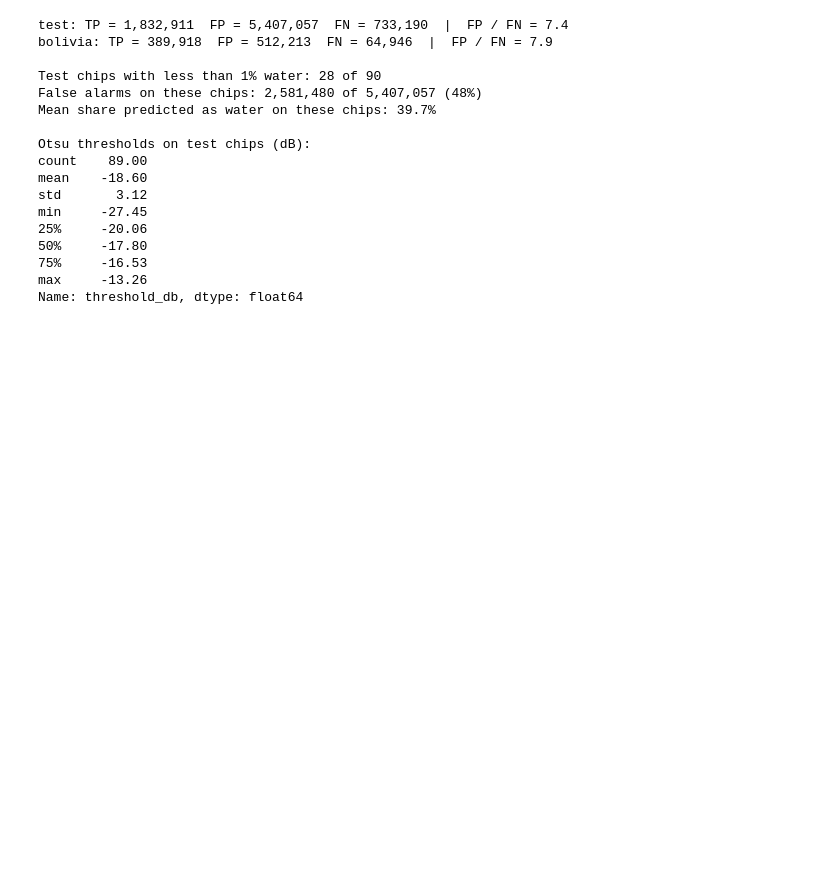
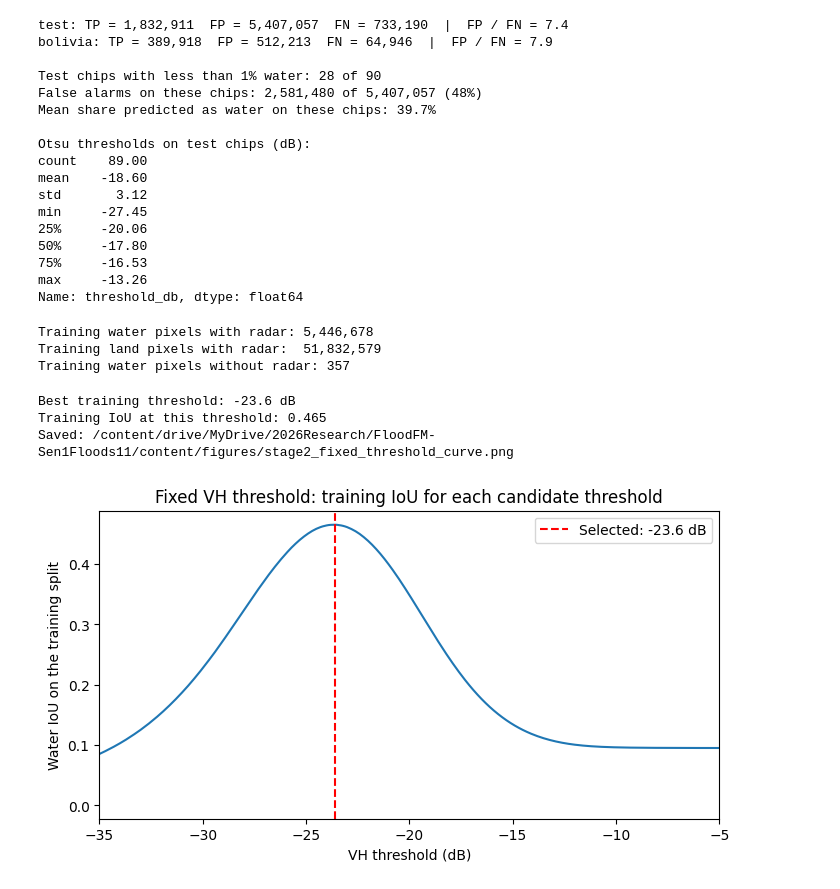
Before and after one commit to Prhm93/floodfm-sen1floods11, a Jupyter notebook: notebooks/02_otsu_baseline.ipynb, the cells around one changed output. Saved outputs shown, nothing was run; the diff lists cells and outputs as text; code cells hidden in the pictures; blank space fills up the shorter version.

```diff
--- a/notebooks/02_otsu_baseline.ipynb
+++ b/notebooks/02_otsu_baseline.ipynb
@@ -301,3 +288,61 @@ min     -27.45
 75%     -16.53
 max     -13.26
 Name: threshold_db, dtype: float64
+# %%
+# Cell 10: VH histograms of water and land pixels in the training split
+# Candidate thresholds every 0.1 dB from -50 to +10 dB
+BIN_EDGES = np.arange(-50.0, 10.01, 0.1)
+water_hist = np.zeros(len(BIN_EDGES) - 1, dtype="int64")
+land_hist = np.zeros(len(BIN_EDGES) - 1, dtype="int64")
+water_no_radar = 0
+
+for chip_id in read_split(DATA_ROOT, "train"):
+    chip = read_chip(DATA_ROOT, chip_id)
+    vh, label = chip["s1"][1], chip["label"]
+    has_radar = np.isfinite(vh)
+    # Values outside the range are clipped into the first or last bin, so that no pixel is lost
+    vh_clipped = np.clip(vh, BIN_EDGES[0], BIN_EDGES[-1] - 0.001)
+    water_hist += np.histogram(vh_clipped[has_radar & (label == 1)], bins=BIN_EDGES)[0]
+    land_hist += np.histogram(vh_clipped[has_radar & (label == 0)], bins=BIN_EDGES)[0]
+    # Water pixels without radar are always predicted as not water, so they always count as FN
+    water_no_radar += int((~has_radar & (label == 1)).sum())
+
+print(f"Training water pixels with radar: {water_hist.sum():,}")
+print(f"Training land pixels with radar:  {land_hist.sum():,}")
+print(f"Training water pixels without radar: {water_no_radar:,}")
+# %% [output]
+Training water pixels with radar: 5,446,678
+Training land pixels with radar:  51,832,579
+Training water pixels without radar: 357
+# %%
+# Cell 11: Training IoU for each candidate threshold, and selection of the best threshold
+# For threshold t = BIN_EDGES[k + 1], every pixel in bins 0..k has VH < t and is predicted as water
+thresholds = BIN_EDGES[1:]
+tp = np.cumsum(water_hist)
+fp = np.cumsum(land_hist)
+fn = (water_hist.sum() - tp) + water_no_radar
+train_iou = tp / (tp + fp + fn)
+
+best = int(np.argmax(train_iou))
+BEST_THRESHOLD = round(float(thresholds[best]), 1)
+print(f"Best training threshold: {BEST_THRESHOLD} dB")
+print(f"Training IoU at this threshold: {train_iou[best]:.3f}")
+
+# Training IoU against the threshold, with the selected threshold marked
+fig, ax = plt.subplots(figsize=(8, 4))
+ax.plot(thresholds, train_iou)
+ax.axvline(BEST_THRESHOLD, color="red", linestyle="--", label=f"Selected: {BEST_THRESHOLD} dB")
+ax.set_xlim(-35, -5)
+ax.set_xlabel("VH threshold (dB)")
+ax.set_ylabel("Water IoU on the training split")
+ax.set_title("Fixed VH threshold: training IoU for each candidate threshold")
+ax.legend()
+out_path = FIG_DIR / "stage2_fixed_threshold_curve.png"
+fig.savefig(out_path, dpi=150, bbox_inches="tight")
+print("Saved:", out_path)
+plt.show()
+# %% [output]
+Best training threshold: -23.6 dB
+Training IoU at this threshold: 0.465
+Saved: /content/drive/MyDrive/2026Research/FloodFM-Sen1Floods11/content/figures/stage2_fixed_threshold_curve.png
+[figure, added]
```
Also changed, not shown: parts of 10 cells of this notebook.
